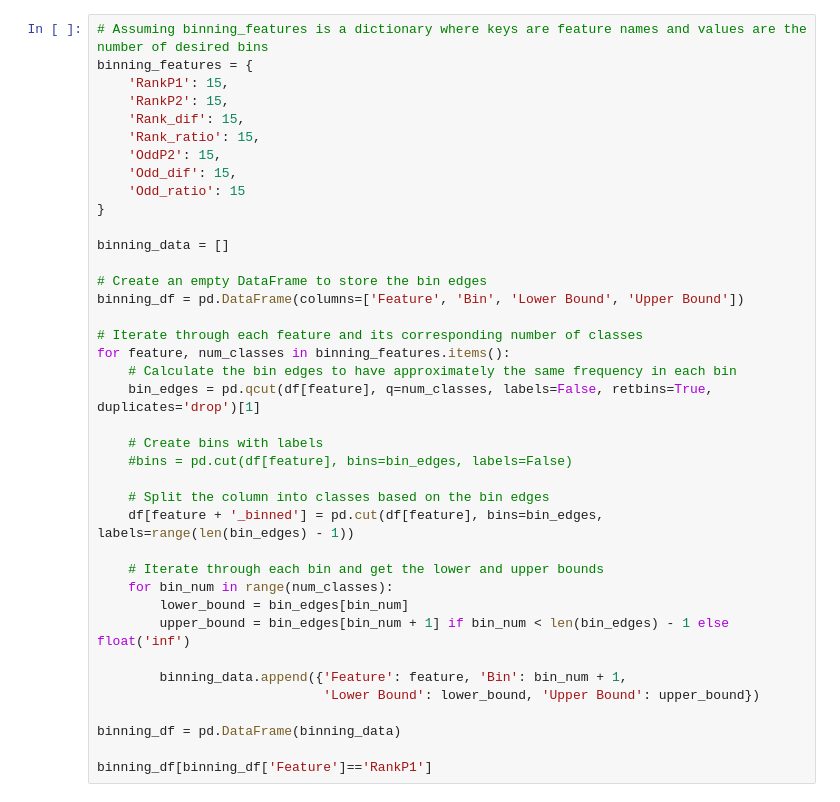
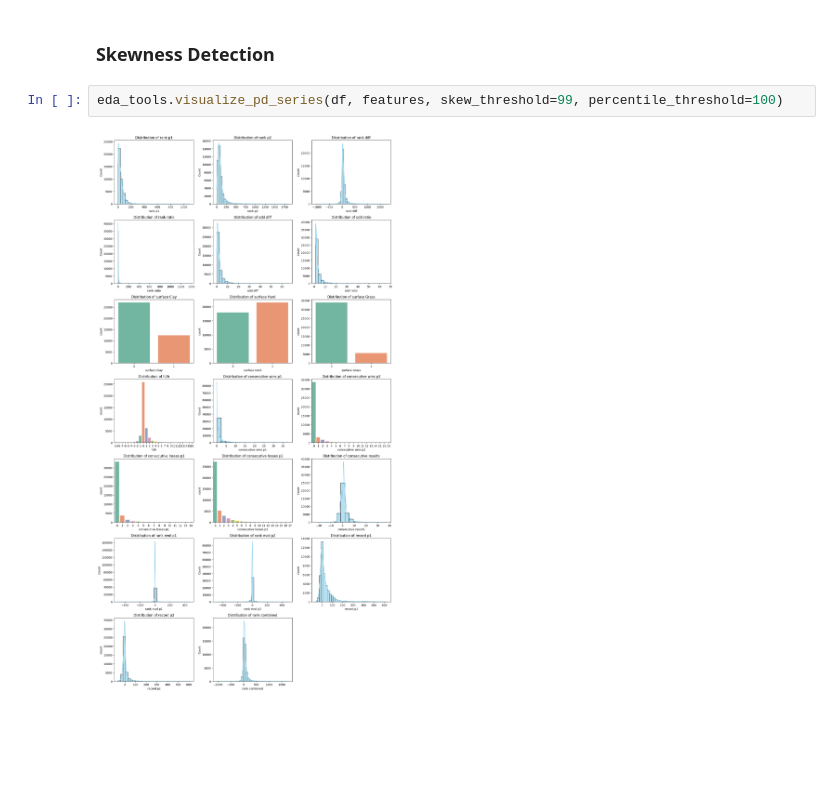
Before and after one commit to inesmteixeira9/tennis-predictor, a Jupyter notebook: notebooks/2.0-feature-engineering.ipynb, the cells around one changed output. Saved outputs shown, nothing was run; the diff lists cells and outputs as text; blank space fills up the shorter version.

```diff
--- a/notebooks/2.0-feature-engineering.ipynb
+++ b/notebooks/2.0-feature-engineering.ipynb
@@ -49,39 +49,6 @@ for feature, num_classes in binning_features.items():
-# %%
-# Assuming binning_features is a dictionary where keys are feature names and values are the number of desired bins
-binning_features = {
-    'RankP1': 15,
-    'RankP2': 15,
-    'Rank_dif': 15,
-    'Rank_ratio': 15,
-    'OddP2': 15,
-    'Odd_dif': 15,
-    'Odd_ratio': 15
-}
-
-binning_data = []
-
-# Create an empty DataFrame to store the bin edges
-binning_df = pd.DataFrame(columns=['Feature', 'Bin', 'Lower Bound', 'Upper Bound'])
-
-# Iterate through each feature and its corresponding number of classes
-for feature, num_classes in binning_features.items():
-    # Calculate the bin edges to have approximately the same frequency in each bin
-    bin_edges = pd.qcut(df[feature], q=num_classes, labels=False, retbins=True, duplicates='drop')[1]
-
-    # Create bins with labels
-    #bins = pd.cut(df[feature], bins=bin_edges, labels=False)
-
-    # Split the column into classes based on the bin edges
-    df[feature + '_binned'] = pd.cut(df[feature], bins=bin_edges, labels=range(len(bin_edges) - 1))
-
-    # Iterate through each bin and get the lower and upper bounds
-    for bin_num in range(num_classes):
-        lower_bound = bin_edges[bin_num]
-        upper_bound = bin_edges[bin_num + 1] if bin_num < len(bin_edges) - 1 else float('inf')
-
-        binning_data.append({'Feature': feature, 'Bin': bin_num + 1,
-                             'Lower Bound': lower_bound, 'Upper Bound': upper_bound})
-
-binning_df = pd.DataFrame(binning_data)
-
-binning_df[binning_df['Feature']=='RankP1']
+# %% [markdown]
+### Skewness Detection
+# %%
+eda_tools.visualize_pd_series(df, features, skew_threshold=99, percentile_threshold=100)
+# %% [output]
+[figure, added]
```
Also changed, not shown: parts of 21 cells of this notebook, 8 other files.
